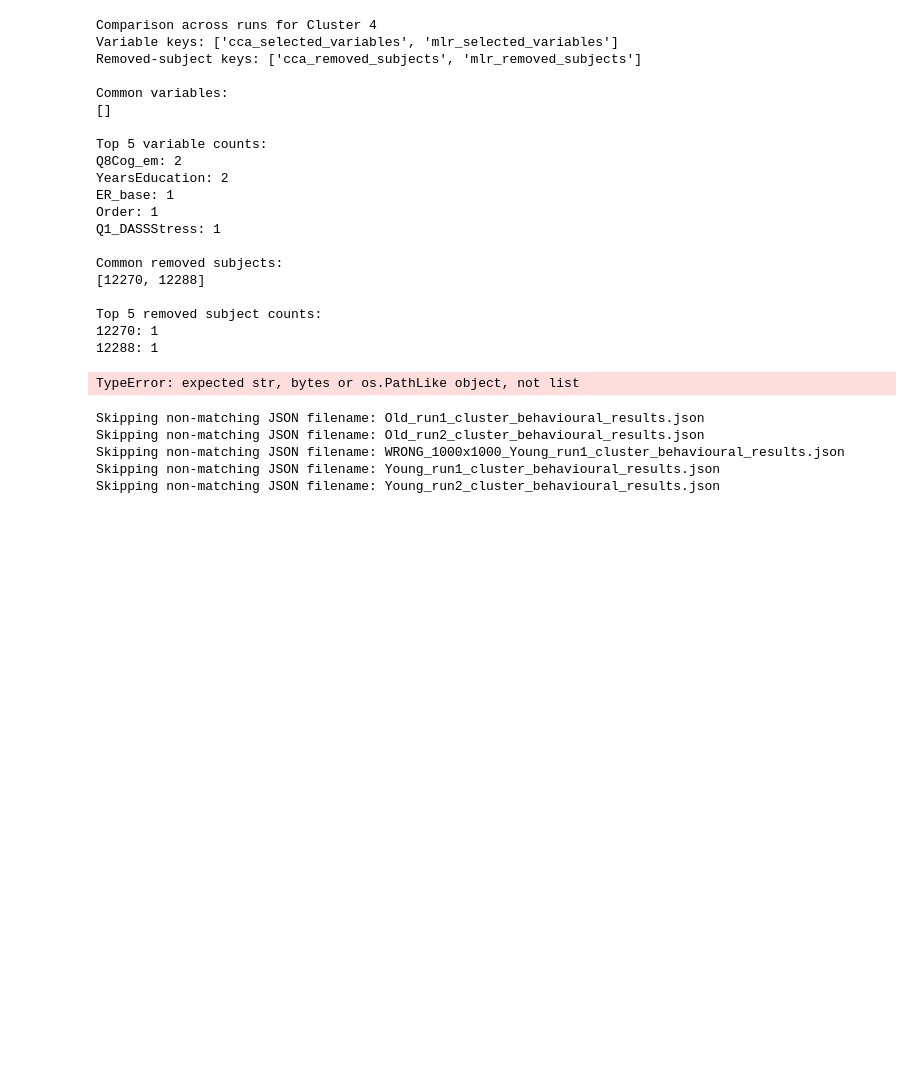
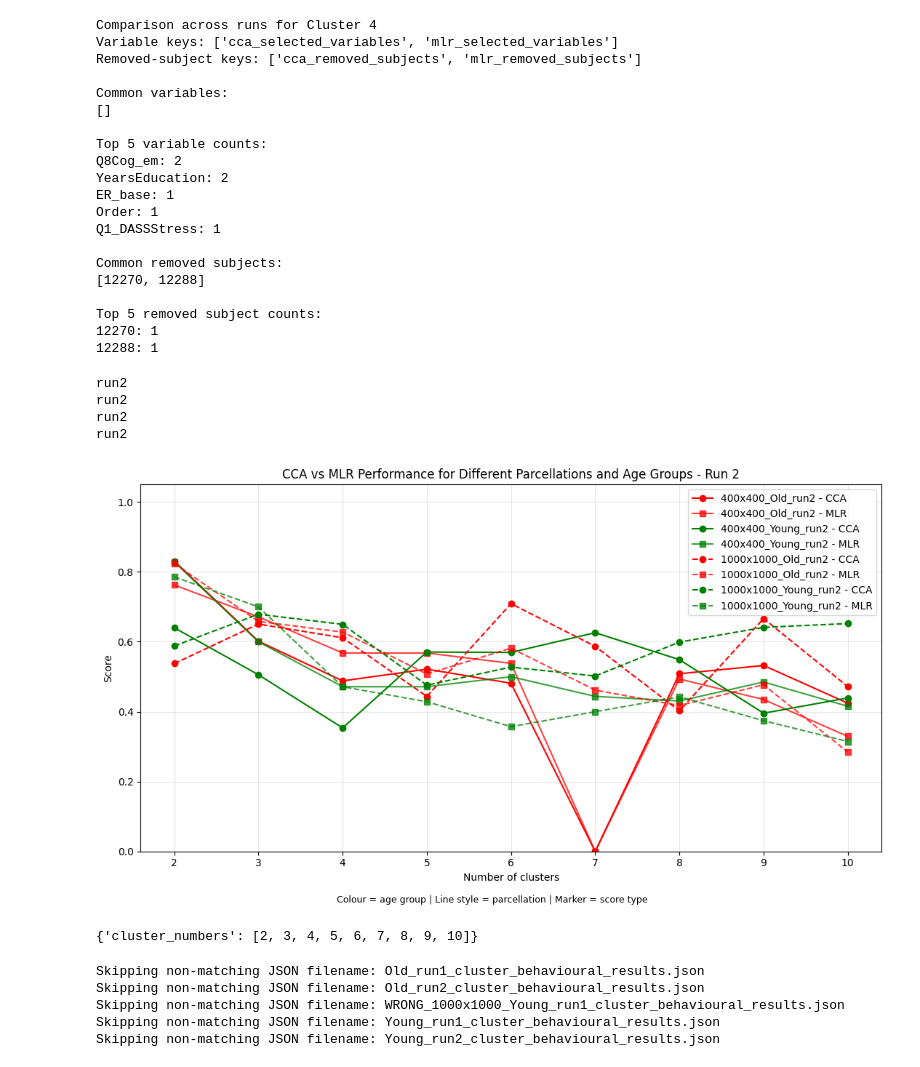
Before and after one commit to Oddrne/Master-Thesis-Autoencoder-and-UMAP-clustering-on-functional-connectivity, a Jupyter notebook: main.ipynb, the cells around one changed output. Drawn from its saved outputs; the diff is of its cells as text; code cells hidden in the pictures; blank space fills up the shorter version.

Commit message:
Did the last comparison plot for the day

```diff
--- a/main.ipynb
+++ b/main.ipynb
@@ -602,21 +602,26 @@ Top 5 removed subject counts:
 # %%
 #
 from Evaluate_models_clean import plot_cca_mlr_multiple_runs
 
-run = 1
+run = 2
 
 old_400 = fr"Results\\400x400_Old_run{run}_cluster_behavioural_results.json"
 young_400 = fr"Results\\400x400_Young_run{run}_cluster_behavioural_results.json"
 old_1000 = fr"Results\\1000x1000_Old_run{run}_cluster_behavioural_results.json"
 young_1000 = fr"Results\\1000x1000_Young_run{run}_cluster_behavioural_results.json"
 list_of_json_paths = [old_400, young_400, old_1000, young_1000]
 
 plot_cca_mlr_multiple_runs(
-    json_path=list_of_json_paths,
+    json_paths=list_of_json_paths,
     title=f"CCA vs MLR Performance for Different Parcellations and Age Groups - Run {run}",
     save_path=f"Figures\\Comparison young and old\\Comparison_parcellations_and_age_groups_run{run}.png")
 # %% [output]
-TypeError: expected str, bytes or os.PathLike object, not list
+run2
+run2
+run2
+run2
+[figure, added]
+{'cluster_numbers': [2, 3, 4, 5, 6, 7, 8, 9, 10]}
 # %%
 from Evaluate_models_clean import plot_compare_ages_across_clusters
 
```
Also changed, not shown: 3 other files.
